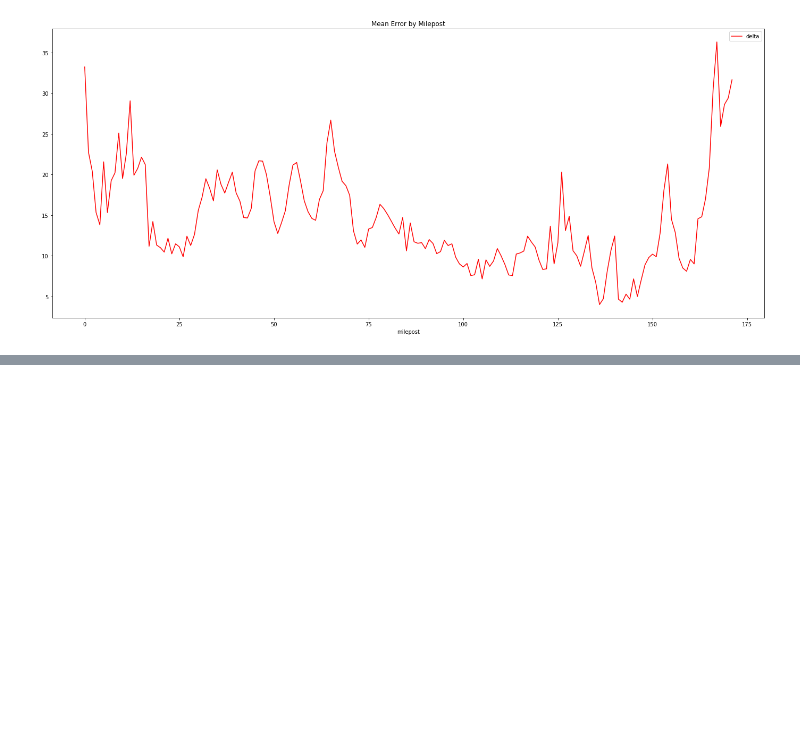
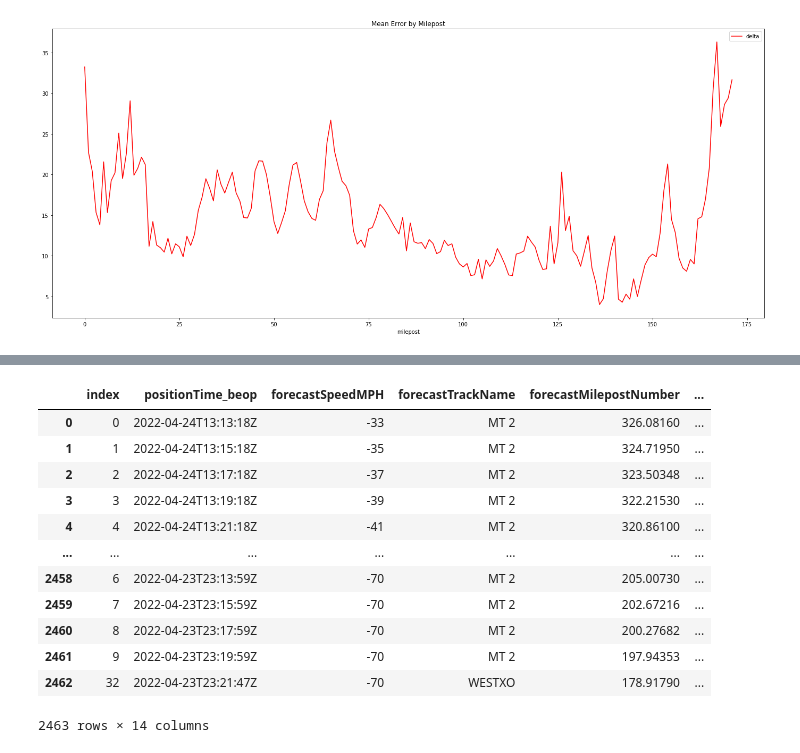
Before and after one commit to swicklund/hackathon, a Jupyter notebook: RevisedPhysicsModel.ipynb, the cells around one changed output, grey strips where cells are left out. Cells and saved outputs as stored; diff of their text form; code cells hidden in the pictures; blank space fills up the shorter version.

```diff
--- a/RevisedPhysicsModel.ipynb
+++ b/RevisedPhysicsModel.ipynb
@@ -519,0 +476,23 @@ Text(0.5, 1.0, 'Mean Error by Milepost')
+# %%
+trainSpeeds = trains.sort_values(['trainId', 'positionTime_actual'])
+trainSpeeds = trainSpeeds.drop_duplicates(subset=['trainId'], keep='first')
+trainSpeeds = trainSpeeds.sort_values(['positionTime_actual'])
+trainingSpeedsCount = trainSpeeds.shape[0] // 4 * 3
+trainingSpeedsIdSet = trainSpeeds.head(trainingSpeedsCount)
+testingSpeedsIdSet = trainSpeeds.tail(trainSpeeds.shape[0] - trainingSpeedsCount)
+trainingSpeeds = pd.merge(trains, trainingSpeedsIdSet["trainId"])
+trainingSpeeds
+# %% [output]
+|  | index | positionTime_beop | forecastSpeedMPH | forecastTrackName | forecastMilepostNumber | ... |
+| 0 | 0 | 2022-04-24T13:13:18Z | -33 | MT 2 | 326.08160 | ... |
+| 1 | 1 | 2022-04-24T13:15:18Z | -35 | MT 2 | 324.71950 | ... |
+| 2 | 2 | 2022-04-24T13:17:18Z | -37 | MT 2 | 323.50348 | ... |
+| 3 | 3 | 2022-04-24T13:19:18Z | -39 | MT 2 | 322.21530 | ... |
+| 4 | 4 | 2022-04-24T13:21:18Z | -41 | MT 2 | 320.86100 | ... |
+| ... | ... | ... | ... | ... | ... | ... |
+| 2458 | 6 | 2022-04-23T23:13:59Z | -70 | MT 2 | 205.00730 | ... |
+| 2459 | 7 | 2022-04-23T23:15:59Z | -70 | MT 2 | 202.67216 | ... |
+| 2460 | 8 | 2022-04-23T23:17:59Z | -70 | MT 2 | 200.27682 | ... |
+| 2461 | 9 | 2022-04-23T23:19:59Z | -70 | MT 2 | 197.94353 | ... |
+| 2462 | 32 | 2022-04-23T23:21:47Z | -70 | WESTXO | 178.91790 | ... |
+2463 rows × 14 columns
```
Also changed, not shown: parts of 11 cells of this notebook.
